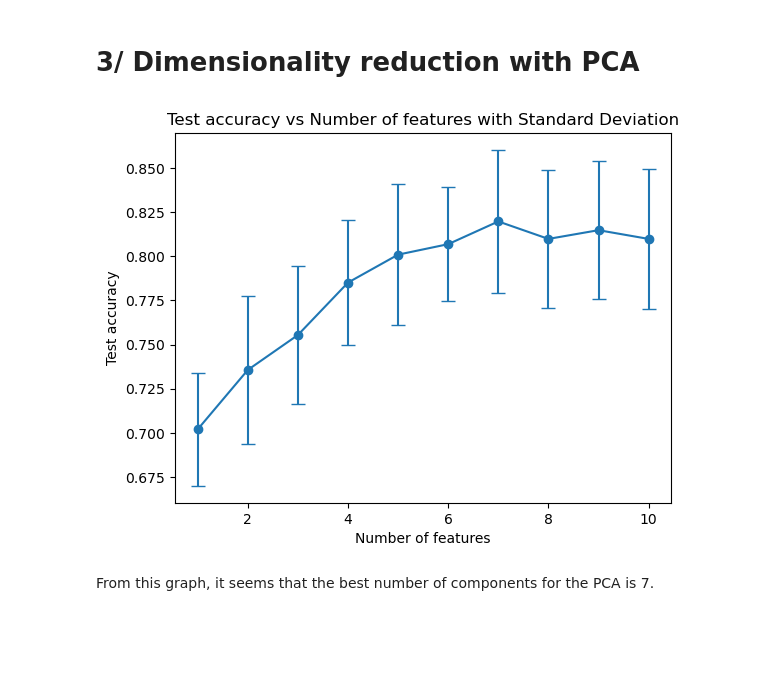
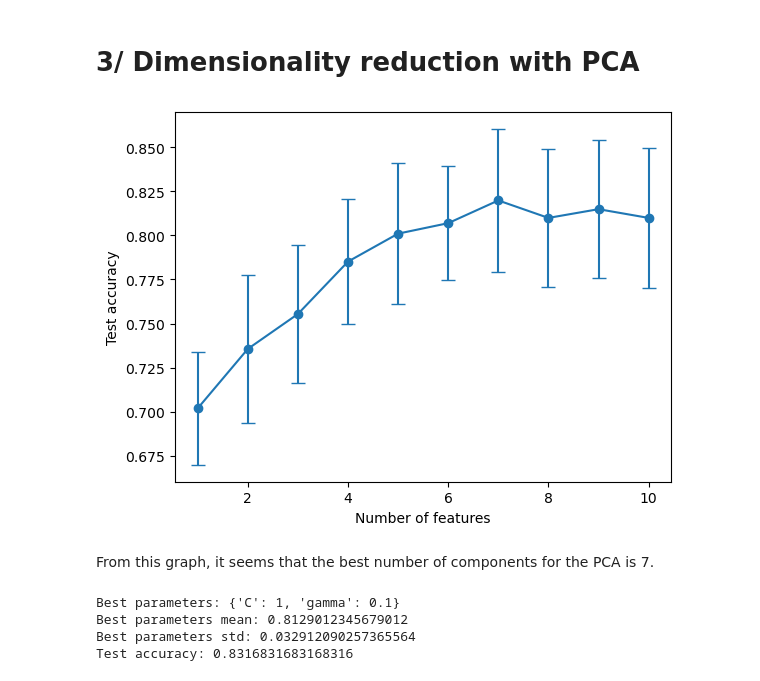
Before and after one commit to FisherMoon25/Music_Classification, a Jupyter notebook: svm.ipynb, the cells around one changed output. Drawn from its saved outputs; the diff is of its cells as text; code cells hidden in the pictures; blank space fills up the shorter version.

Commit message:
Add of a final evaluation of the SVM model

```diff
--- a/svm.ipynb
+++ b/svm.ipynb
@@ -179,16 +183,16 @@ def poly_svm_cv(X_train, X_test, y_train, y_test, params, custom_cv):
 
     return best_params, best_mean, best_std, test_accuracy
 # %%
-# # Define the parameters for the grid search
-# params_p = {'C': [1, 10, 100], 'gamma': [0.5, 1, 5], 'degree': [2, 3]}
+# Define the parameters for the grid search
+params_p = {'C': [1, 10, 100], 'gamma': [0.5, 1, 5], 'degree': [2, 3]}
 
-# custom_cv = StratifiedKFold(n_splits=5)
+custom_cv = StratifiedKFold(n_splits=5)
 
-# # Perform the grid search
-# best_params, best_mean, best_std, test_accuracy = poly_svm_cv(X_train, X_test, y_train, y_test, params_p, custom_cv=custom_cv)
+# Perform the grid search
+best_params, best_mean, best_std, test_accuracy = poly_svm_cv(X_train, X_test, y_train, y_test, params_p, custom_cv=custom_cv)
 
-# # Print the results
-# print('Best parameters:', best_params)
-# print('Best parameters mean:', best_mean)
-# print('Best parameters std:', best_std)
-# print('Test accuracy:', test_accuracy)
+# Print the results
+print('Best parameters:', best_params)
+print('Best parameters mean:', best_mean)
+print('Best parameters std:', best_std)
+print('Test accuracy:', test_accuracy)
@@ -210,34 +219,59 @@ np.random.seed(0)
 random_states = np.random.randint(0, 1000, 10)
 
 # Perform the grid search for each random state
 for random_state in random_states:
     # Split the data into training and test sets
     X_train, X_test, y_train, y_test = train_test_split(X, y, test_size=0.2, random_state=random_state, stratify=y)
 
     # Loop over the number of features to reduce using PCA
     for nb_features in range(1, 11):
         # Perform PCA
         pca = PCA(n_components=nb_features)
         X_train_pca = pca.fit_transform(X_train)
         X_test_pca = pca.transform(X_test)
 
         # Perform the grid search
         best_params, _, _, test_accuracy = svm_gaussian_cv(X_train_pca, X_test_pca, y_train, y_test, params_g, custom_cv)
 
         # Store the test accuracy for each feature set
         accuracies_test[nb_features-1].append(test_accuracy)
 
 # Calculate the mean and standard deviation for each number of features
 mean_accuracies = [np.mean(acc) for acc in accuracies_test]
 std_accuracies = [np.std(acc) for acc in accuracies_test]
 
 # Plot the results with error bars
 plt.errorbar(range(1, 11), mean_accuracies, yerr=std_accuracies, fmt='-o', capsize=5)
 plt.xlabel('Number of features')
 plt.ylabel('Test accuracy')
-plt.title('Test accuracy vs Number of features with Standard Deviation')
+# plt.title('Test accuracy vs Number of features with Standard Deviation')
 plt.show()
 # %% [output]
-[figure, old version]
+[figure, new version]
 # %% [markdown]
 From this graph, it seems that the best number of components for the PCA is 7.
+# %%
+# Final evaluation of the bets model
+
+# Split the data into training and test sets
+X_train, X_test, y_train, y_test = train_test_split(X, y, test_size=0.2, random_state=1, stratify=y)
+
+# Perform PCA
+pca = PCA(n_components=7)
+X_train_pca = pca.fit_transform(X_train)
+X_test_pca = pca.transform(X_test)
+
+# Perform the grid search
+custom_cv = StratifiedKFold(n_splits=5)
+best_params, best_mean, best_std, test_accuracy = svm_gaussian_cv(X_train_pca, X_test_pca, y_train, y_test, params_g, custom_cv)
+
+# Print the results
+print('Best parameters:', best_params)
+print('Best parameters mean:', best_mean)
+print('Best parameters std:', best_std)
+print('Test accuracy:', test_accuracy)
+# %% [output]
+Best parameters: {'C': 1, 'gamma': 0.1}
+Best parameters mean: 0.8129012345679012
+Best parameters std: 0.032912090257365564
+Test accuracy: 0.8316831683168316
```
Also changed, not shown: parts of 10 cells of this notebook.
